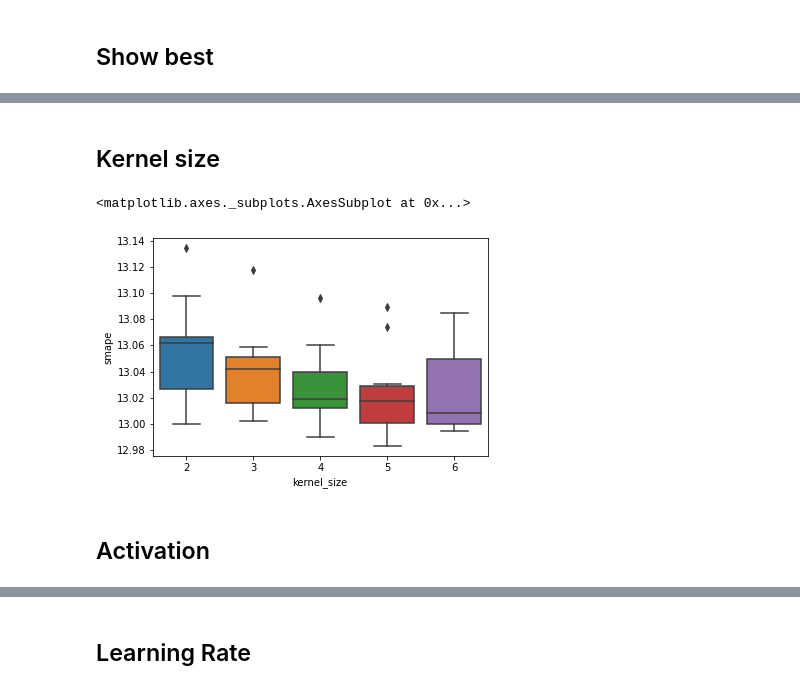
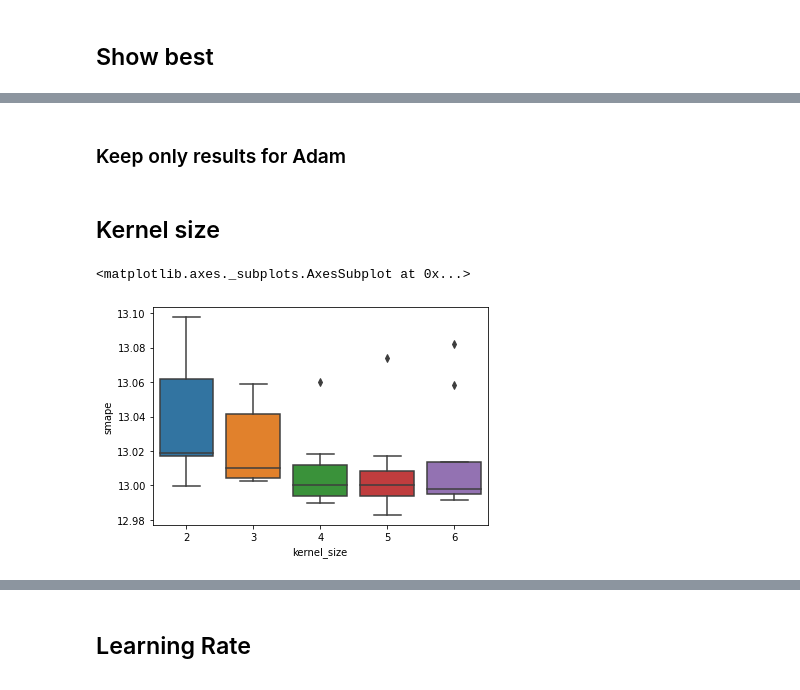
Before and after one commit to djib2011/forecasting, a Jupyter notebook: analysis/explore_results_conv.ipynb, the cells around one changed output, grey strips where cells are left out. Cells and saved outputs as stored; diff of their text form; code cells hidden in the pictures.

```diff
--- a/analysis/explore_results_conv.ipynb
+++ b/analysis/explore_results_conv.ipynb
@@ -9,9 +9,15 @@ df_full = pd.read_csv('../reports/result_df_conv.csv')
 df_full['name'] = df_full.T.apply(lambda row: '_'.join([str(x) for x in row.drop(['num', 'smape', 'mase*'])]))
 print(df_full.shape)
 
+# Keep ensembles
 df = df_full[df_full['num'].isna()].dropna(axis=1)
 print(df.shape)
 
+# Filter out other input/output sequence lengths
+df = df[(df['input_len'] == 18) & (df['output_len'] == 14)]
+print(df.shape)
+
+# Filter out duplicates (usually errors)
 df = df[~df['name'].duplicated(keep='first')]
 print(df.shape)
 # %% [output]
@@ -81,0 +98,2 @@ df.sort_values(by='smape').head()
+# %%
+df2 = df[df['bottleneck_activation'] == 'relu']
@@ -82,9 +108,11 @@ df.sort_values(by='smape').head()
+# %% [markdown]
+### Keep only results for Adam
+# %%
+df3 = df2[df2['optimizer'] == 'adam']
 # %% [markdown]
 ## Kernel size
 # %%
-sns.boxplot(x='kernel_size', y='smape', data=df)
+sns.boxplot(x='kernel_size', y='smape', data=df3)
 # %% [output]
 <matplotlib.axes._subplots.AxesSubplot at 0x...>
-[figure, old version]
+[figure, new version]
-# %% [markdown]
-## Activation
```
Also changed, not shown: parts of 17 cells of this notebook, 3 other files.
